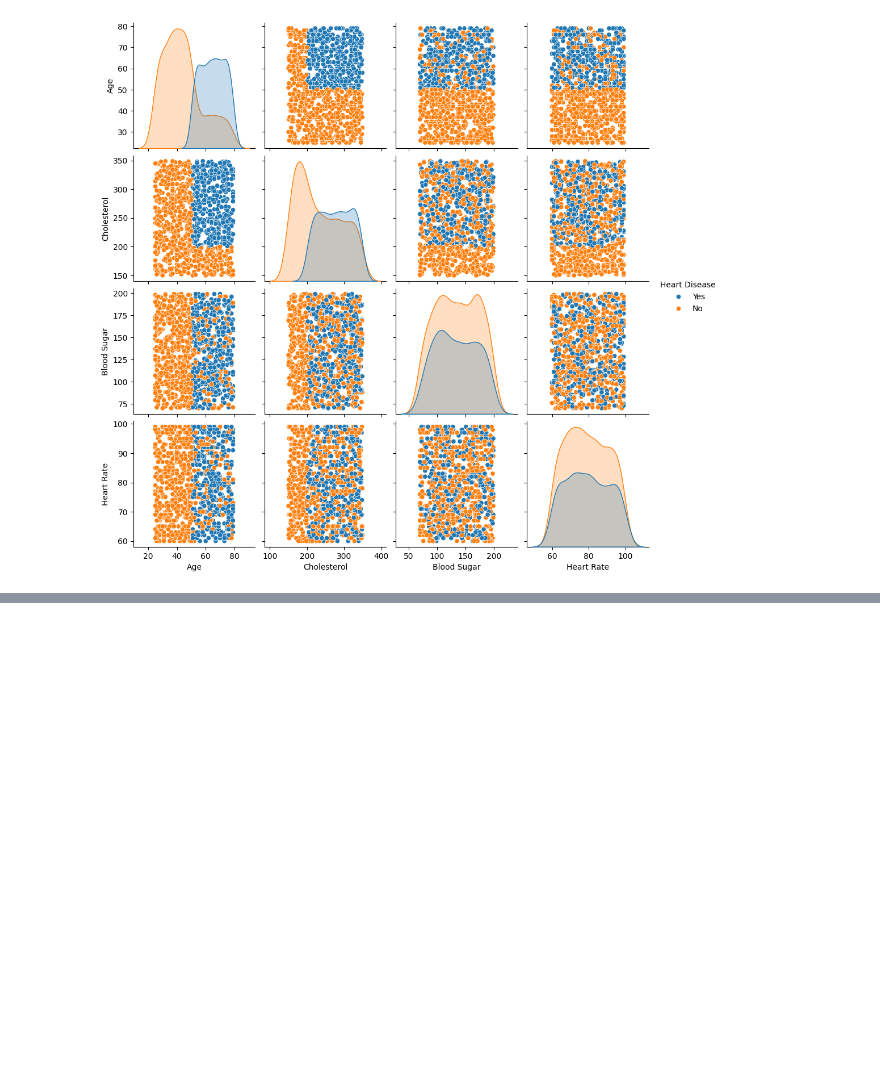
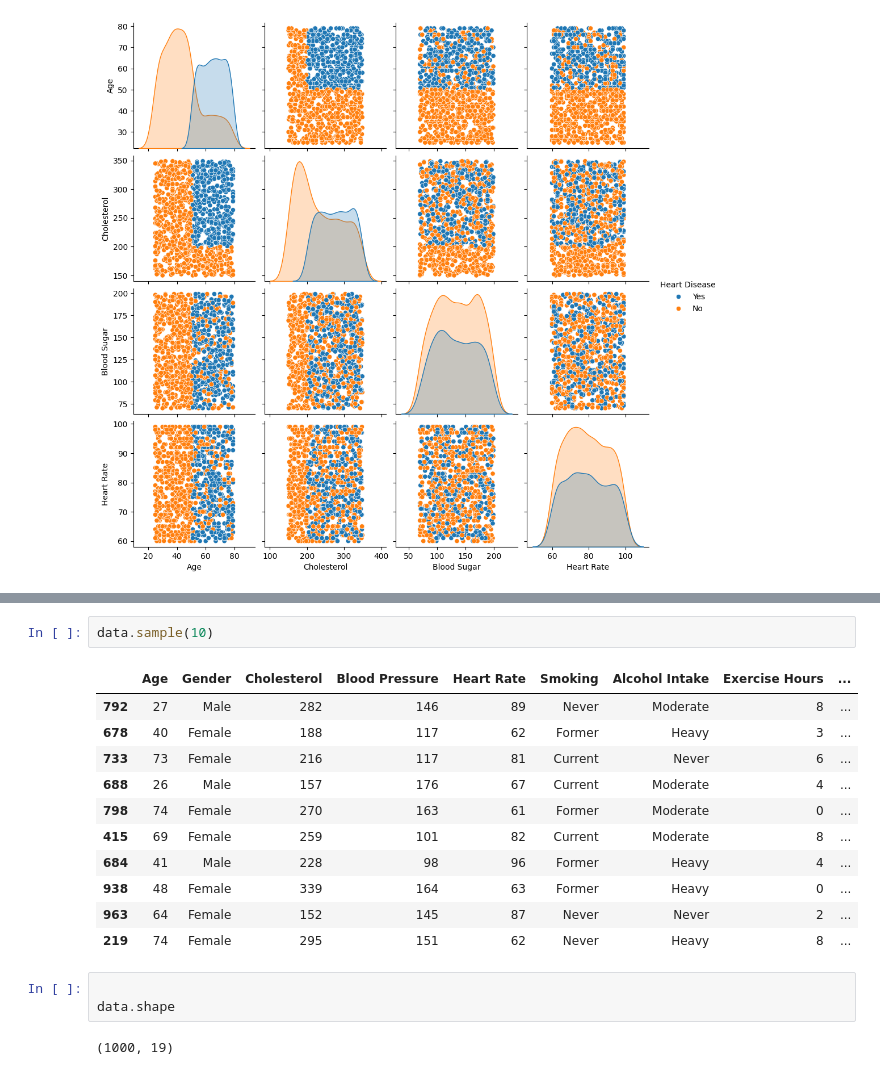
Before and after one commit to Ashishjoshi794/heart-disease-prediction, a Jupyter notebook: heart_disease_prediction.ipynb, the cells around one changed output, grey strips where cells are left out. Saved outputs shown, nothing was run; the diff lists cells and outputs as text; blank space fills up the shorter version.

```diff
--- a/heart_disease_prediction.ipynb
+++ b/heart_disease_prediction.ipynb
@@ -610,0 +629,19 @@ sns.pairplot(
+# %%
+data.sample(10)
+# %% [output]
+|  | Age | Gender | Cholesterol | Blood Pressure | Heart Rate | Smoking | Alcohol Intake | Exercise Hours | ... |
+| 792 | 27 | Male | 282 | 146 | 89 | Never | Moderate | 8 | ... |
+| 678 | 40 | Female | 188 | 117 | 62 | Former | Heavy | 3 | ... |
+| 733 | 73 | Female | 216 | 117 | 81 | Current | Never | 6 | ... |
+| 688 | 26 | Male | 157 | 176 | 67 | Current | Moderate | 4 | ... |
+| 798 | 74 | Female | 270 | 163 | 61 | Former | Moderate | 0 | ... |
+| 415 | 69 | Female | 259 | 101 | 82 | Current | Moderate | 8 | ... |
+| 684 | 41 | Male | 228 | 98 | 96 | Former | Heavy | 4 | ... |
+| 938 | 48 | Female | 339 | 164 | 63 | Former | Heavy | 0 | ... |
+| 963 | 64 | Female | 152 | 145 | 87 | Never | Never | 2 | ... |
+| 219 | 74 | Female | 295 | 151 | 62 | Never | Heavy | 8 | ... |
+# %%
+
+data.shape
+# %% [output]
+(1000, 19)
```
Also changed, not shown: parts of 13 cells of this notebook.
